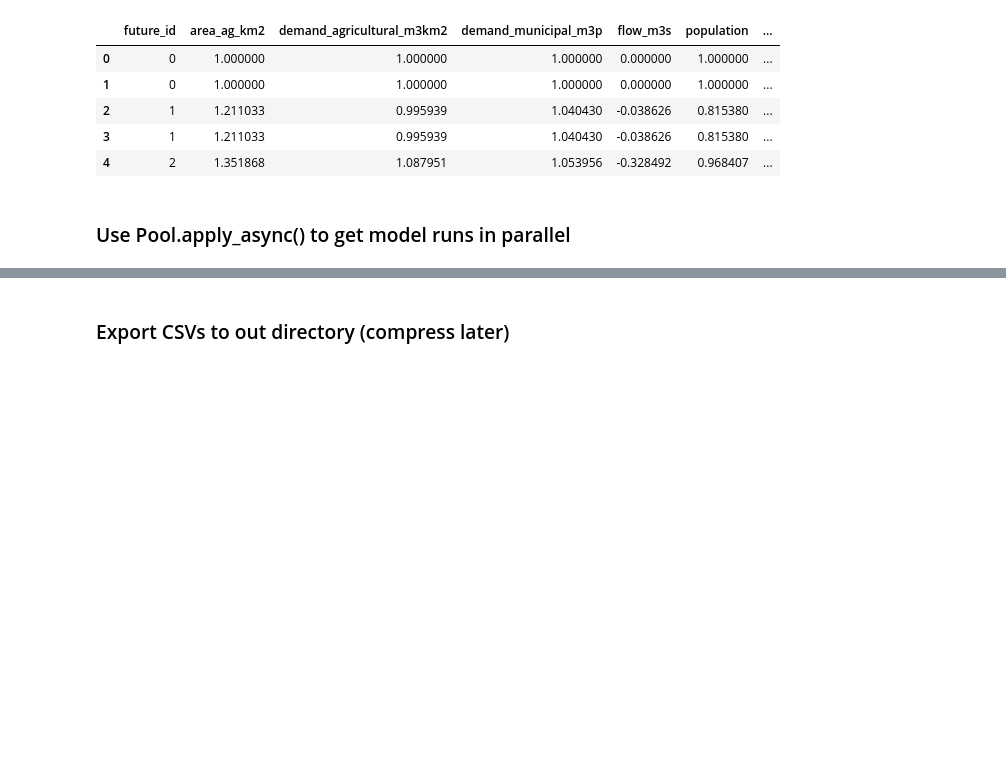
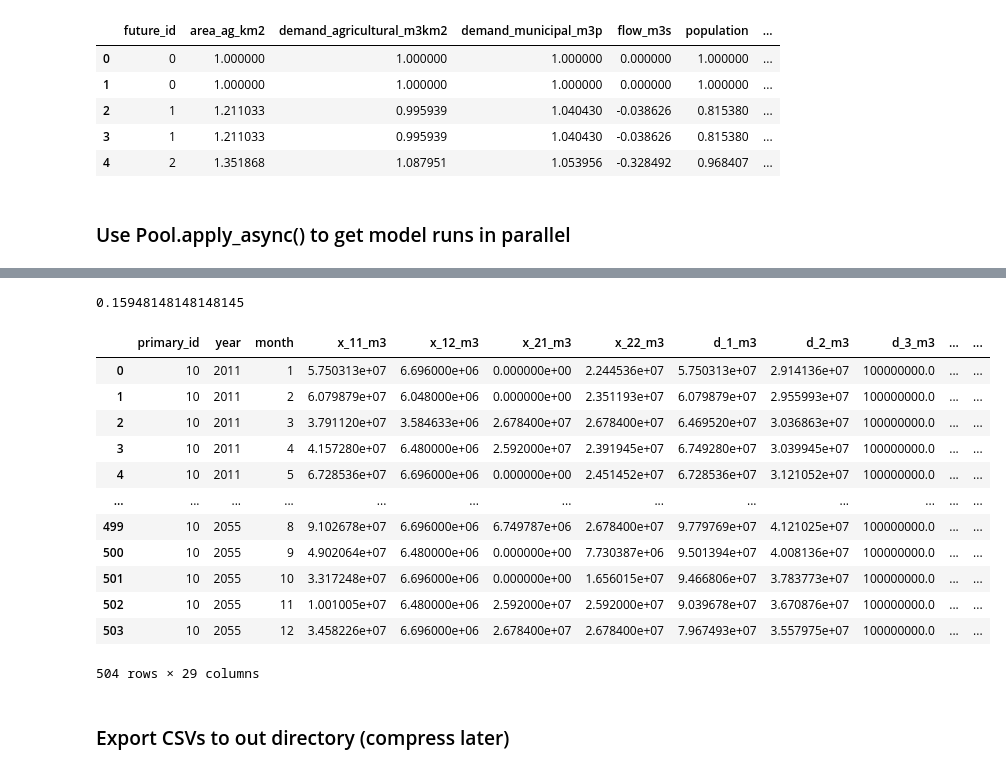
Before and after one commit to jcsyme/dmdu_scalable_computing_2023, a Jupyter notebook: crdm_project/python/crdm_experiment_manager.ipynb, the cells around one changed output, grey strips where cells are left out. Cells and saved outputs as stored; diff of their text form; code cells hidden in the pictures; blank space fills up the shorter version.

```diff
--- a/crdm_project/python/crdm_experiment_manager.ipynb
+++ b/crdm_project/python/crdm_experiment_manager.ipynb
@@ -466,3 +502,23 @@ df_out_parallel = pd.merge(df_lhs, df_out_parallel)
+# %%
+np.mean(df_out_parallel["proportion_unacceptable_unmet_demand"])
+# %% [output]
+0.15948148148148145
+# %%
+df_run
+# %% [output]
+|  | primary_id | year | month | x_11_m3 | x_12_m3 | x_21_m3 | x_22_m3 | d_1_m3 | d_2_m3 | d_3_m3 | ... | ... |
+| 0 | 10 | 2011 | 1 | 5.750313e+07 | 6.696000e+06 | 0.000000e+00 | 2.244536e+07 | 5.750313e+07 | 2.914136e+07 | 100000000.0 | ... | ... |
+| 1 | 10 | 2011 | 2 | 6.079879e+07 | 6.048000e+06 | 0.000000e+00 | 2.351193e+07 | 6.079879e+07 | 2.955993e+07 | 100000000.0 | ... | ... |
+| 2 | 10 | 2011 | 3 | 3.791120e+07 | 3.584633e+06 | 2.678400e+07 | 2.678400e+07 | 6.469520e+07 | 3.036863e+07 | 100000000.0 | ... | ... |
+| 3 | 10 | 2011 | 4 | 4.157280e+07 | 6.480000e+06 | 2.592000e+07 | 2.391945e+07 | 6.749280e+07 | 3.039945e+07 | 100000000.0 | ... | ... |
+| 4 | 10 | 2011 | 5 | 6.728536e+07 | 6.696000e+06 | 0.000000e+00 | 2.451452e+07 | 6.728536e+07 | 3.121052e+07 | 100000000.0 | ... | ... |
+| ... | ... | ... | ... | ... | ... | ... | ... | ... | ... | ... | ... | ... |
+| 499 | 10 | 2055 | 8 | 9.102678e+07 | 6.696000e+06 | 6.749787e+06 | 2.678400e+07 | 9.779769e+07 | 4.121025e+07 | 100000000.0 | ... | ... |
+| 500 | 10 | 2055 | 9 | 4.902064e+07 | 6.480000e+06 | 0.000000e+00 | 7.730387e+06 | 9.501394e+07 | 4.008136e+07 | 100000000.0 | ... | ... |
+| 501 | 10 | 2055 | 10 | 3.317248e+07 | 6.696000e+06 | 0.000000e+00 | 1.656015e+07 | 9.466806e+07 | 3.783773e+07 | 100000000.0 | ... | ... |
+| 502 | 10 | 2055 | 11 | 1.001005e+07 | 6.480000e+06 | 2.592000e+07 | 2.592000e+07 | 9.039678e+07 | 3.670876e+07 | 100000000.0 | ... | ... |
+| 503 | 10 | 2055 | 12 | 3.458226e+07 | 6.696000e+06 | 2.678400e+07 | 2.678400e+07 | 7.967493e+07 | 3.557975e+07 | 100000000.0 | ... | ... |
+504 rows × 29 columns
 # %% [markdown]
 ###  Export CSVs to out directory (compress later)
 # %%
```
Also changed, not shown: parts of 13 cells of this notebook, 4 other files.
